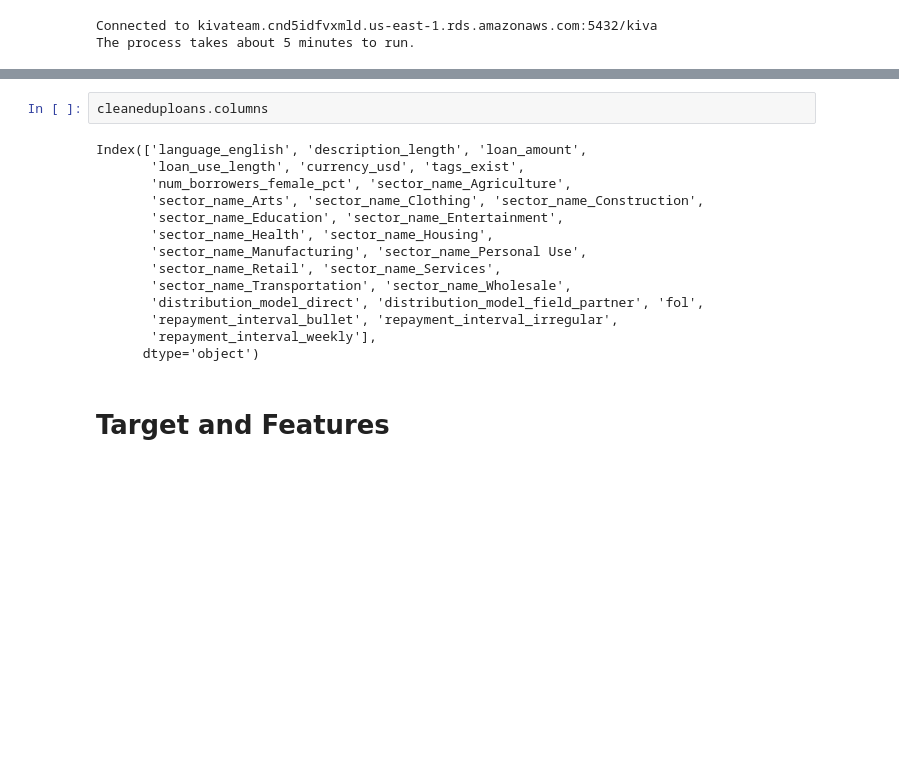
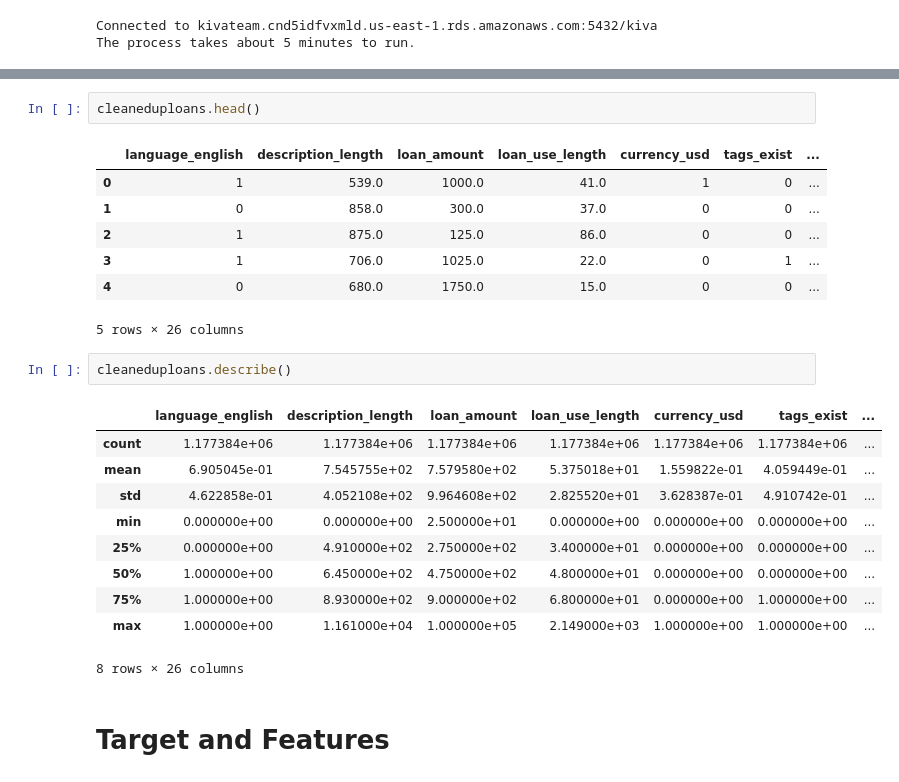
Before and after one commit to georgetown-analytics/Kiva, a Jupyter notebook: Model/Kiva_modeling.ipynb, the cells around one changed output, grey strips where cells are left out. Cells and saved outputs as stored; diff of their text form; blank space fills up the shorter version.

```diff
--- a/Model/Kiva_modeling.ipynb
+++ b/Model/Kiva_modeling.ipynb
@@ -25,19 +26,26 @@ cleaneduploans.shape
 # %%
-cleaneduploans.columns
+cleaneduploans.head()
 # %% [output]
+|  | language_english | description_length | loan_amount | loan_use_length | currency_usd | tags_exist | ... |
+| 0 | 1 | 539.0 | 1000.0 | 41.0 | 1 | 0 | ... |
+| 1 | 0 | 858.0 | 300.0 | 37.0 | 0 | 0 | ... |
+| 2 | 1 | 875.0 | 125.0 | 86.0 | 0 | 0 | ... |
+| 3 | 1 | 706.0 | 1025.0 | 22.0 | 0 | 1 | ... |
+| 4 | 0 | 680.0 | 1750.0 | 15.0 | 0 | 0 | ... |
-Index(['language_english', 'description_length', 'loan_amount',
-       'loan_use_length', 'currency_usd', 'tags_exist',
-       'num_borrowers_female_pct', 'sector_name_Agriculture',
-       'sector_name_Arts', 'sector_name_Clothing', 'sector_name_Construction',
-       'sector_name_Education', 'sector_name_Entertainment',
-       'sector_name_Health', 'sector_name_Housing',
-       'sector_name_Manufacturing', 'sector_name_Personal Use',
-       'sector_name_Retail', 'sector_name_Services',
-       'sector_name_Transportation', 'sector_name_Wholesale',
-       'distribution_model_direct', 'distribution_model_field_partner', 'fol',
-       'repayment_interval_bullet', 'repayment_interval_irregular',
-       'repayment_interval_weekly'],
-      dtype='object')
+5 rows × 26 columns
+# %%
+cleaneduploans.describe()
+# %% [output]
+|  | language_english | description_length | loan_amount | loan_use_length | currency_usd | tags_exist | ... |
+| count | 1.177384e+06 | 1.177384e+06 | 1.177384e+06 | 1.177384e+06 | 1.177384e+06 | 1.177384e+06 | ... |
+| mean | 6.905045e-01 | 7.545755e+02 | 7.579580e+02 | 5.375018e+01 | 1.559822e-01 | 4.059449e-01 | ... |
+| std | 4.622858e-01 | 4.052108e+02 | 9.964608e+02 | 2.825520e+01 | 3.628387e-01 | 4.910742e-01 | ... |
+| min | 0.000000e+00 | 0.000000e+00 | 2.500000e+01 | 0.000000e+00 | 0.000000e+00 | 0.000000e+00 | ... |
+| 25% | 0.000000e+00 | 4.910000e+02 | 2.750000e+02 | 3.400000e+01 | 0.000000e+00 | 0.000000e+00 | ... |
+| 50% | 1.000000e+00 | 6.450000e+02 | 4.750000e+02 | 4.800000e+01 | 0.000000e+00 | 0.000000e+00 | ... |
+| 75% | 1.000000e+00 | 8.930000e+02 | 9.000000e+02 | 6.800000e+01 | 0.000000e+00 | 1.000000e+00 | ... |
+| max | 1.000000e+00 | 1.161000e+04 | 1.000000e+05 | 2.149000e+03 | 1.000000e+00 | 1.000000e+00 | ... |
+8 rows × 26 columns
 # %% [markdown]
 # Target and Features
 # %%
```
Also changed, not shown: parts of 32 cells of this notebook, 3 other files.
